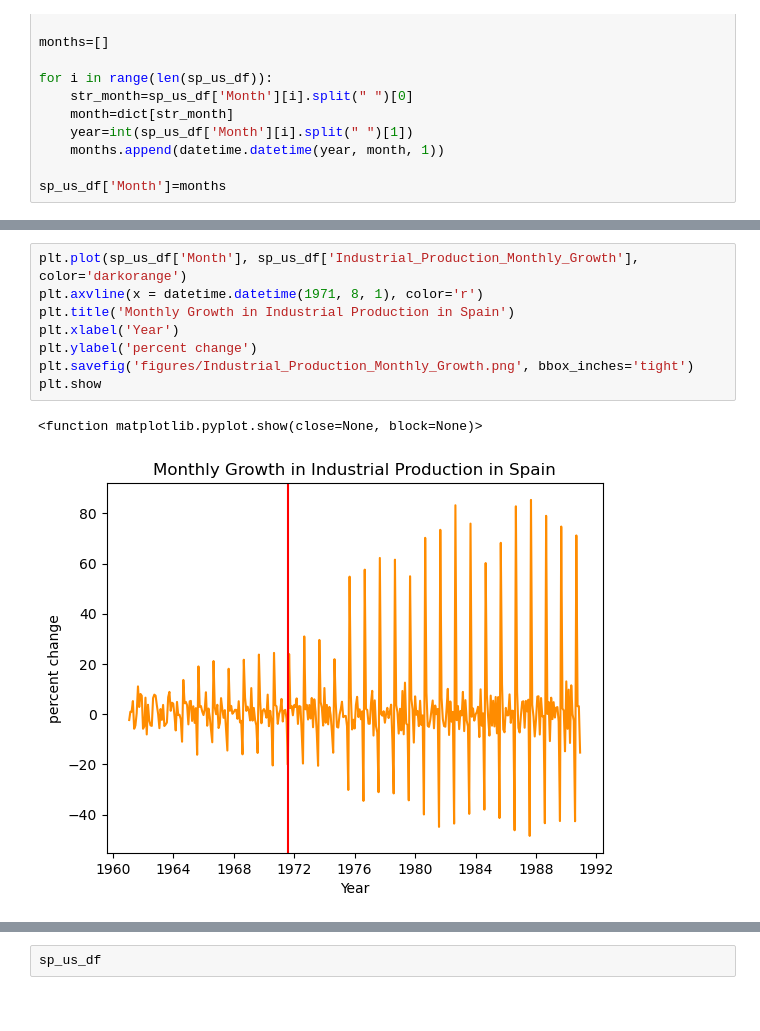
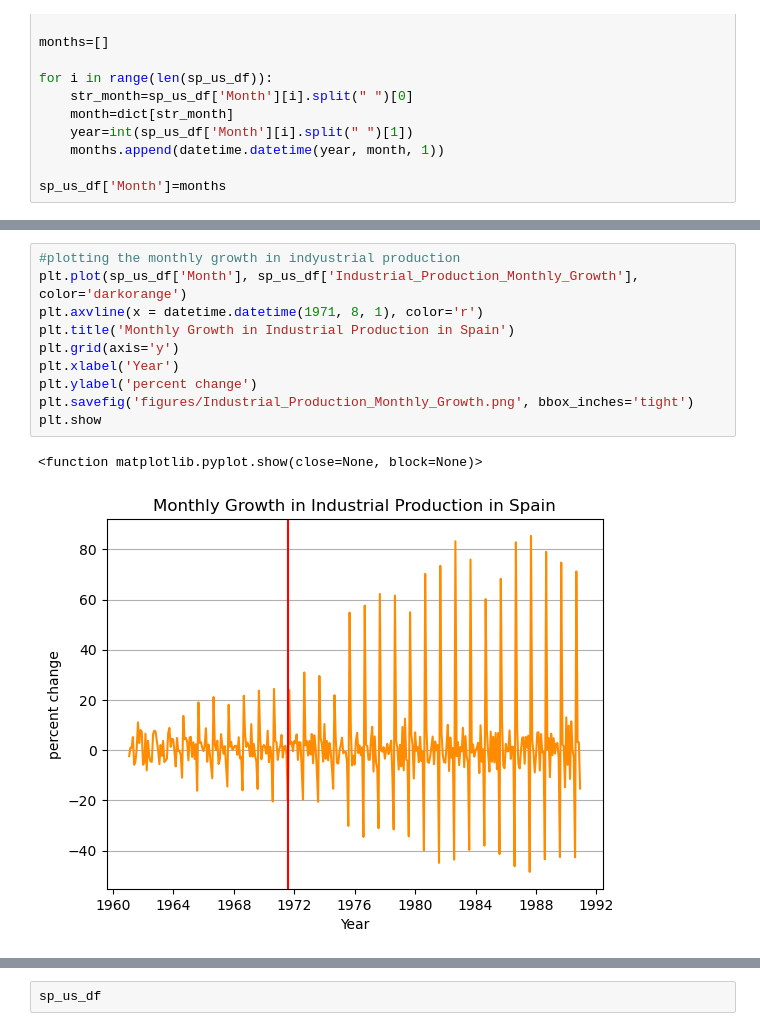
Before and after one commit to sophie-hy-fung/spain-bretton-woods, a Jupyter notebook: data_cleaning.ipynb, the cells around one changed output, grey strips where cells are left out. Saved outputs shown, nothing was run; the diff lists cells and outputs as text.

```diff
--- a/data_cleaning.ipynb
+++ b/data_cleaning.ipynb
@@ -166,12 +193,14 @@ plt.show
 # %%
+#plotting the monthly growth in indyustrial production
 plt.plot(sp_us_df['Month'], sp_us_df['Industrial_Production_Monthly_Growth'], color='darkorange')
 plt.axvline(x = datetime.datetime(1971, 8, 1), color='r')
 plt.title('Monthly Growth in Industrial Production in Spain')
+plt.grid(axis='y')
 plt.xlabel('Year')
 plt.ylabel('percent change')
 plt.savefig('figures/Industrial_Production_Monthly_Growth.png', bbox_inches='tight')
 plt.show
 # %% [output]
 <function matplotlib.pyplot.show(close=None, block=None)>
-[figure, old version]
+[figure, new version]
 # %%
```
Also changed, not shown: parts of 25 cells of this notebook.
